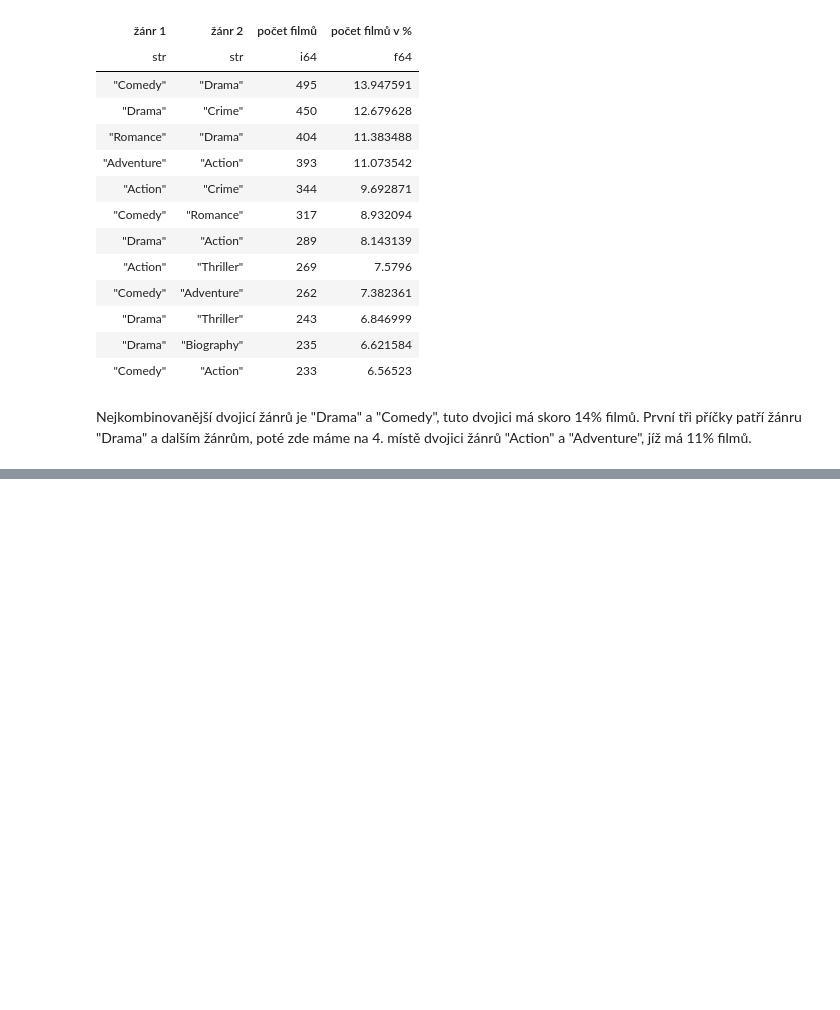
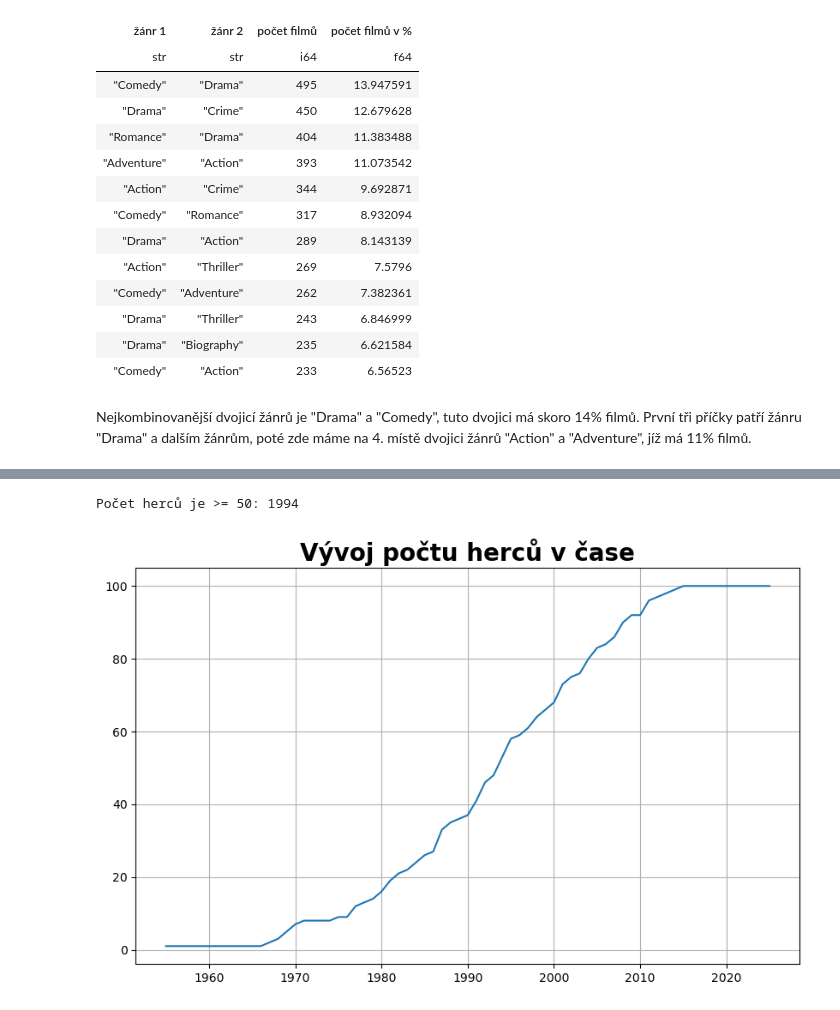
Before and after one commit to Jindrich8/Actors_and_films_analysis, a Jupyter notebook: actors_films.ipynb, the cells around one changed output, grey strips where cells are left out. Drawn from its saved outputs; the diff is of its cells as text; code cells hidden in the pictures; blank space fills up the shorter version.

```diff
--- a/actors_films.ipynb
+++ b/actors_films.ipynb
@@ -1292,0 +1421,41 @@ První tři příčky patří žánru "Drama" a dalším žánrům, poté zde m
+# %%
+g_year_statistics = get_year_actor_film_statistics(G,film_nodes)
+g_film_years = sorted(g_year_statistics.keys())
+g_till_year_statistics = get_till_year_year_actor_film_statistics(g_film_years,g_year_statistics)
+g_till_year_actor_genre_score = get_till_year_actor_genre_score(g_till_year_statistics)
+
+g_till_year_genre_score = get_till_year_genre_score(g_till_year_actor_genre_score)
+x_points = np.array(g_film_years)
+
+
+genre_y_points = {}
+points_count = np.size(x_points)
+index = -1
+for year in x_points:
+    index+=1
+    genre_scores = g_till_year_genre_score.get(year)
+    for genre,score in genre_scores.items():
+        genre_y_points.setdefault(genre,np.zeros(points_count,dtype=float))[index] = score
+# %%
+actors_per_year_y_points = []
+actors_statistics = set()
+actor_half = 50
+half_or_more_actors_index = 0
+for year in x_points:
+    g_year_actors_statistics = g_year_statistics[year]
+    actors_statistics |= set(filter(lambda actor: g_year_actors_statistics[actor].get_film_count() > 0,g_year_actors_statistics.keys()))
+    actors_per_year_y_points.append(len(actors_statistics))
+    if len(actors_statistics) < actor_half:
+        half_or_more_actors_index+=1
+
+print(f"Počet herců je >= 50: {x_points[half_or_more_actors_index]}")
+plt.figure(figsize=(10, 6))
+
+plt.title("Vývoj počtu herců v čase")
+plt.plot(x_points, actors_per_year_y_points, label=genre)
+
+plt.grid(True)
+plt.show()
+# %% [output]
+Počet herců je >= 50: 1994
+[figure, added]
```
Also changed, not shown: parts of 7 cells of this notebook.
